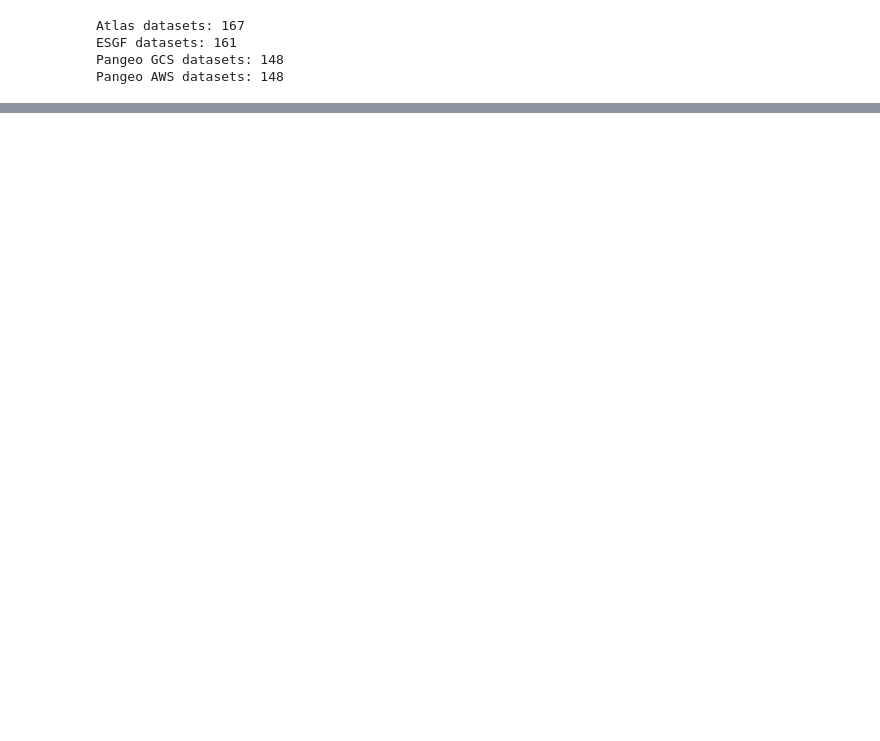
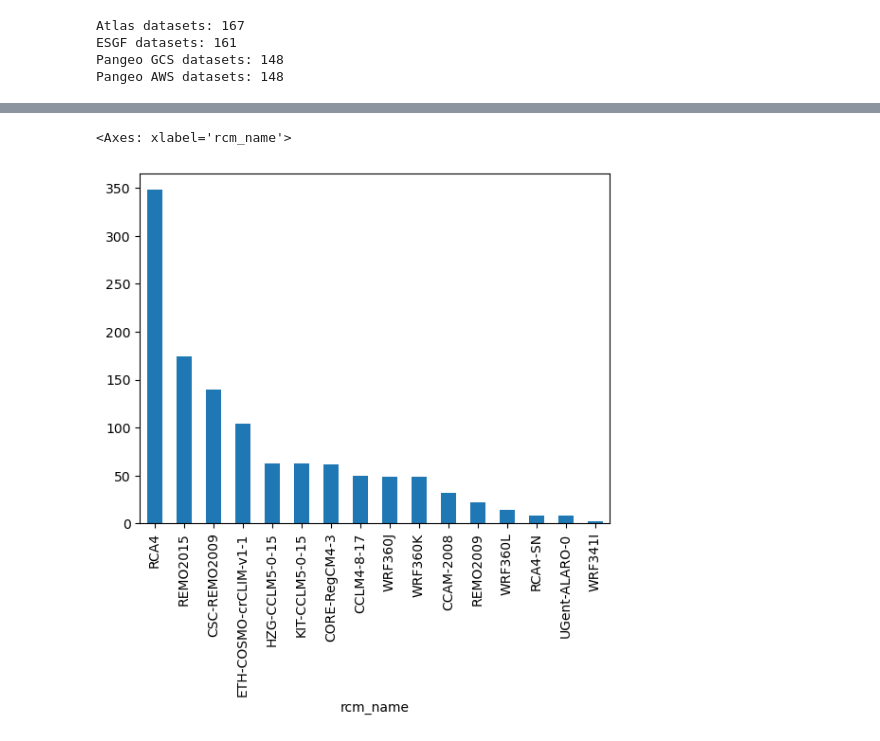
Before and after one commit to zequihg50/reproducibility-ipcc-atlas, a Jupyter notebook: main.ipynb, the cells around one changed output, grey strips where cells are left out. Saved outputs shown, nothing was run; the diff lists cells and outputs as text; code cells hidden in the pictures; blank space fills up the shorter version.

```diff
--- a/main.ipynb
+++ b/main.ipynb
@@ -59,0 +166,5 @@ Pangeo AWS datasets: 148
+# %%
+cordex_missing_df["rcm_name"].value_counts().plot.bar()
+# %% [output]
+<Axes: xlabel='rcm_name'>
+[figure, added]
```
Also changed, not shown: parts of 27 cells of this notebook.
